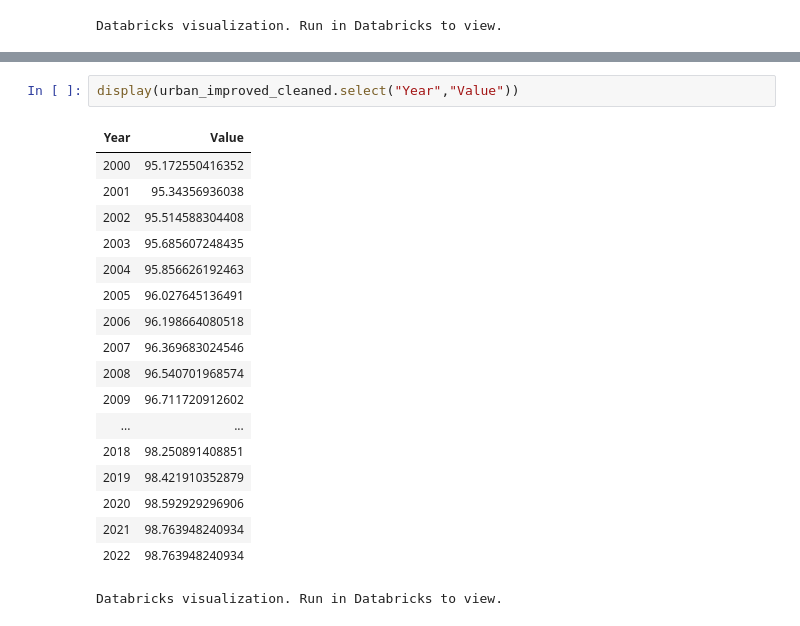
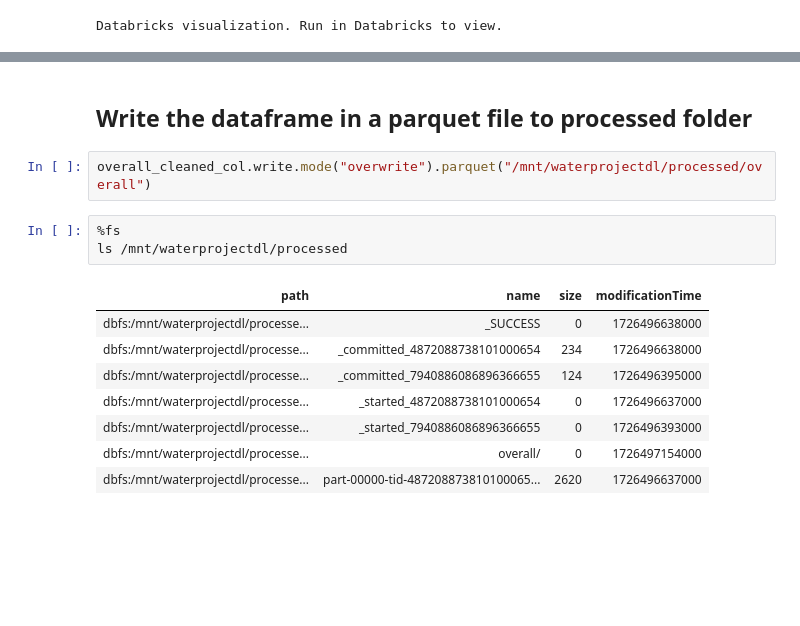
Before and after one commit to TahaMerzouki/water-dep, a Jupyter notebook: src/ingestion/Ingest_population_water_safelly.ipynb, the cells around one changed output, grey strips where cells are left out. Cells and saved outputs as stored; diff of their text form; blank space fills up the shorter version.

Commit message:
Save cleaned data in Parquet format to target destination

```diff
--- a/src/ingestion/Ingest_population_water_safelly.ipynb
+++ b/src/ingestion/Ingest_population_water_safelly.ipynb
@@ -184,21 +109,16 @@ Databricks visualization. Run in Databricks to view.
-# %%
-display(urban_improved_cleaned.select("Year","Value"))
-# %% [output]
-| Year | Value |
-| 2000 | 95.172550416352 |
-| 2001 | 95.34356936038 |
-| 2002 | 95.514588304408 |
-| 2003 | 95.685607248435 |
-| 2004 | 95.856626192463 |
-| 2005 | 96.027645136491 |
-| 2006 | 96.198664080518 |
-| 2007 | 96.369683024546 |
-| 2008 | 96.540701968574 |
-| 2009 | 96.711720912602 |
-| ... | ... |
-| 2018 | 98.250891408851 |
-| 2019 | 98.421910352879 |
-| 2020 | 98.592929296906 |
-| 2021 | 98.763948240934 |
-| 2022 | 98.763948240934 |
-Databricks visualization. Run in Databricks to view.
+# %% [markdown]
+## Write the dataframe in a parquet file to processed folder
+# %%
+overall_cleaned_col.write.mode("overwrite").parquet("/mnt/waterprojectdl/processed/overall")
+# %%
+%fs
+ls /mnt/waterprojectdl/processed
+# %% [output]
+| path | name | size | modificationTime |
+| dbfs:/mnt/waterprojectdl/processe... | _SUCCESS | 0 | 1726496638000 |
+| dbfs:/mnt/waterprojectdl/processe... | _committed_4872088738101000654 | 234 | 1726496638000 |
+| dbfs:/mnt/waterprojectdl/processe... | _committed_7940886086896366655 | 124 | 1726496395000 |
+| dbfs:/mnt/waterprojectdl/processe... | _started_4872088738101000654 | 0 | 1726496637000 |
+| dbfs:/mnt/waterprojectdl/processe... | _started_7940886086896366655 | 0 | 1726496393000 |
+| dbfs:/mnt/waterprojectdl/processe... | overall/ | 0 | 1726497154000 |
+| dbfs:/mnt/waterprojectdl/processe... | part-00000-tid-487208873810100065... | 2620 | 1726496637000 |
```
Also changed, not shown: parts of 10 cells of this notebook.
